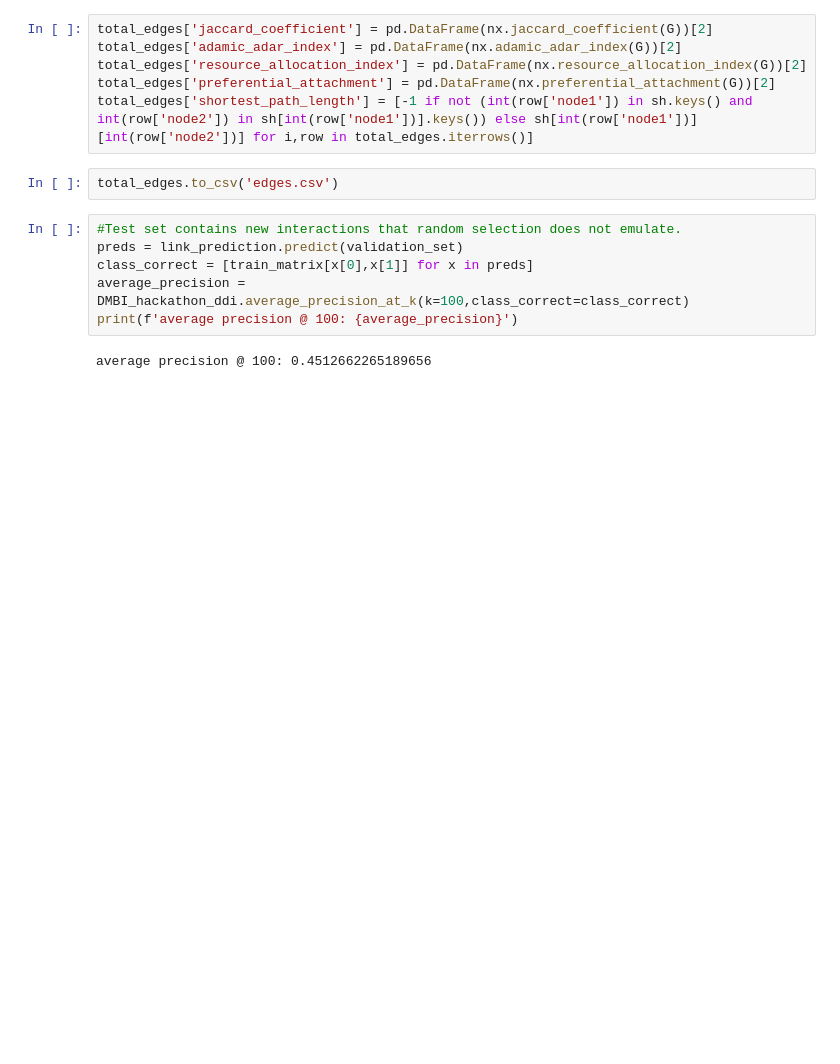
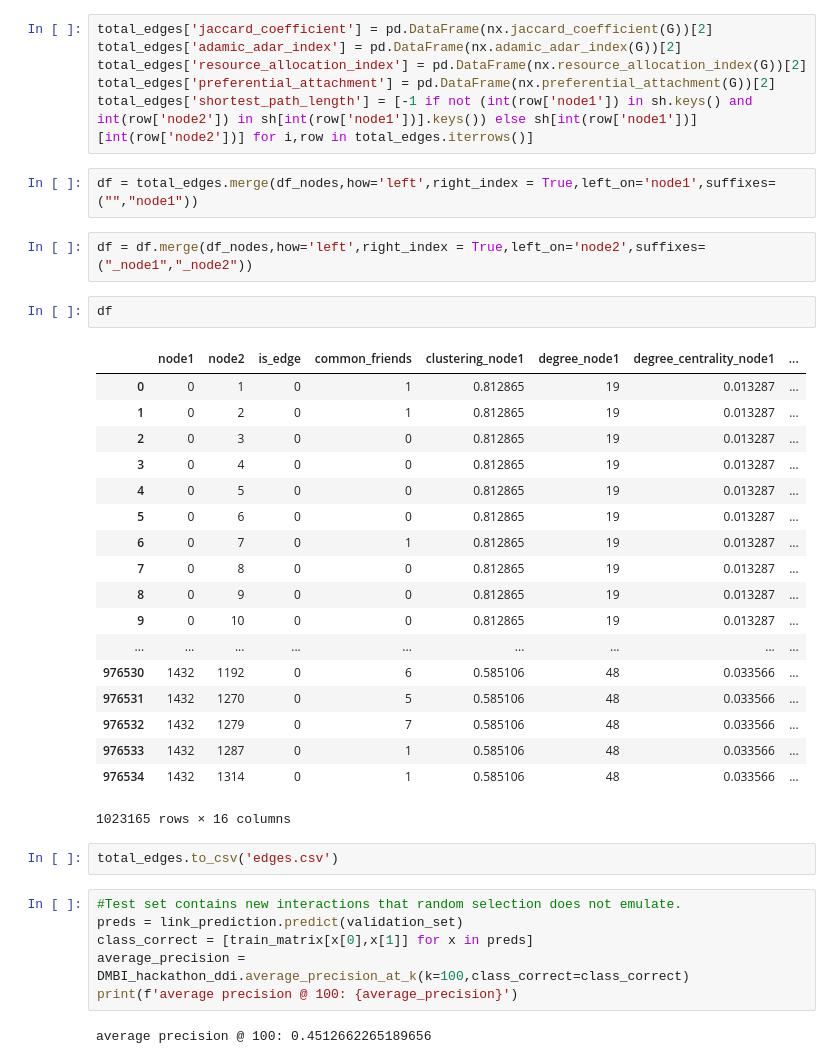
Before and after one commit to dregev/rehovot_team, a Jupyter notebook: DMBI_Hack_2018_DDI_Dikla.ipynb, the cells around one changed output. Cells and saved outputs as stored; diff of their text form; blank space fills up the shorter version.

```diff
--- a/DMBI_Hack_2018_DDI_Dikla.ipynb
+++ b/DMBI_Hack_2018_DDI_Dikla.ipynb
@@ -216,6 +225,31 @@ total_edges['adamic_adar_index'] = pd.DataFrame(nx.adamic_adar_index(G))[2]
 total_edges['resource_allocation_index'] = pd.DataFrame(nx.resource_allocation_index(G))[2]
 total_edges['preferential_attachment'] = pd.DataFrame(nx.preferential_attachment(G))[2]
 total_edges['shortest_path_length'] = [-1 if not (int(row['node1']) in sh.keys() and int(row['node2']) in sh[int(row['node1'])].keys()) else sh[int(row['node1'])][int(row['node2'])] for i,row in total_edges.iterrows()]
+# %%
+df = total_edges.merge(df_nodes,how='left',right_index = True,left_on='node1',suffixes=("","node1"))
+# %%
+df = df.merge(df_nodes,how='left',right_index = True,left_on='node2',suffixes=("_node1","_node2"))
+# %%
+df
+# %% [output]
+|  | node1 | node2 | is_edge | common_friends | clustering_node1 | degree_node1 | degree_centrality_node1 | ... |
+| 0 | 0 | 1 | 0 | 1 | 0.812865 | 19 | 0.013287 | ... |
+| 1 | 0 | 2 | 0 | 1 | 0.812865 | 19 | 0.013287 | ... |
+| 2 | 0 | 3 | 0 | 0 | 0.812865 | 19 | 0.013287 | ... |
+| 3 | 0 | 4 | 0 | 0 | 0.812865 | 19 | 0.013287 | ... |
+| 4 | 0 | 5 | 0 | 0 | 0.812865 | 19 | 0.013287 | ... |
+| 5 | 0 | 6 | 0 | 0 | 0.812865 | 19 | 0.013287 | ... |
+| 6 | 0 | 7 | 0 | 1 | 0.812865 | 19 | 0.013287 | ... |
+| 7 | 0 | 8 | 0 | 0 | 0.812865 | 19 | 0.013287 | ... |
+| 8 | 0 | 9 | 0 | 0 | 0.812865 | 19 | 0.013287 | ... |
+| 9 | 0 | 10 | 0 | 0 | 0.812865 | 19 | 0.013287 | ... |
+| ... | ... | ... | ... | ... | ... | ... | ... | ... |
+| 976530 | 1432 | 1192 | 0 | 6 | 0.585106 | 48 | 0.033566 | ... |
+| 976531 | 1432 | 1270 | 0 | 5 | 0.585106 | 48 | 0.033566 | ... |
+| 976532 | 1432 | 1279 | 0 | 7 | 0.585106 | 48 | 0.033566 | ... |
+| 976533 | 1432 | 1287 | 0 | 1 | 0.585106 | 48 | 0.033566 | ... |
+| 976534 | 1432 | 1314 | 0 | 1 | 0.585106 | 48 | 0.033566 | ... |
+1023165 rows × 16 columns
 # %%
 total_edges.to_csv('edges.csv')
 # %%
```
Also changed, not shown: parts of 1 cell of this notebook.
